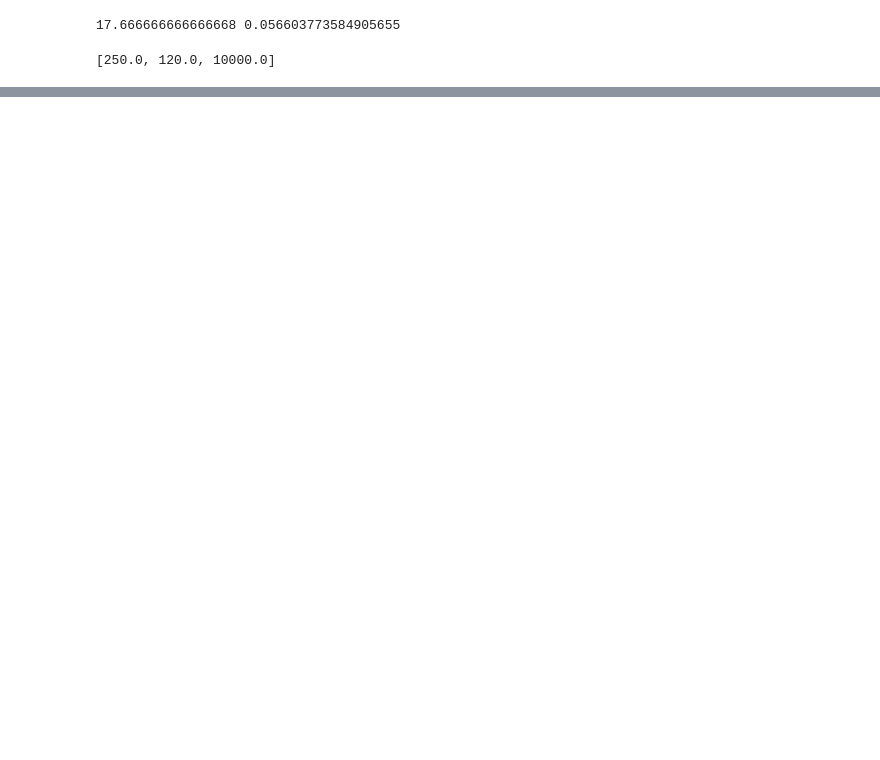
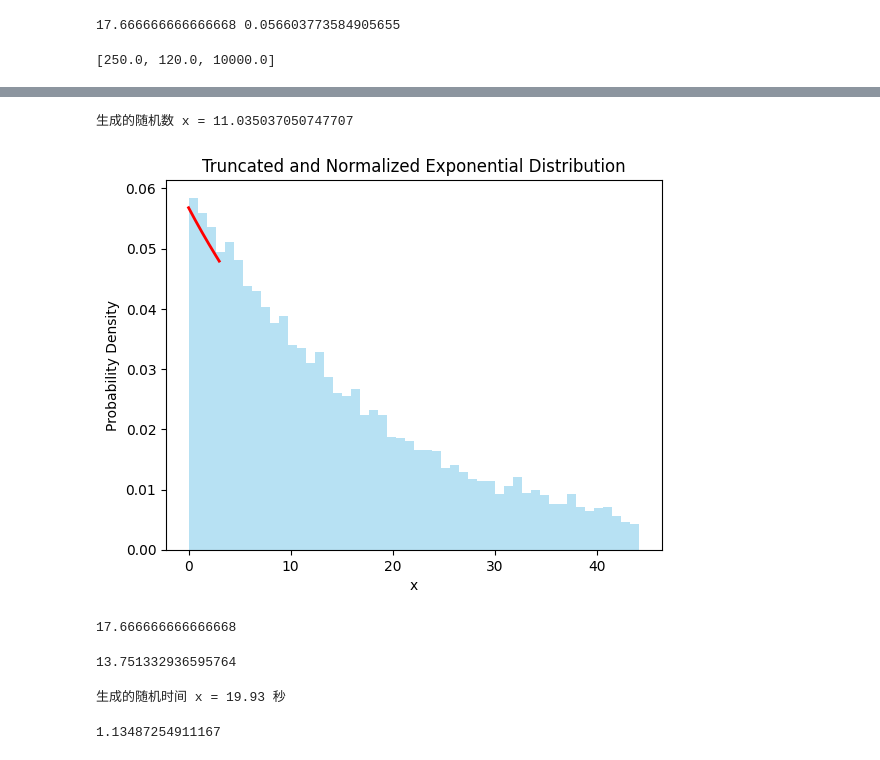
Before and after one commit to futouyiba/StatDemo, a Jupyter notebook: volatility.ipynb, the cells around one changed output, grey strips where cells are left out. Saved outputs shown, nothing was run; the diff lists cells and outputs as text; code cells hidden in the pictures; blank space fills up the shorter version.

```diff
--- a/volatility.ipynb
+++ b/volatility.ipynb
@@ -492,0 +519,79 @@ fishSimulateNTimesICDFWithLifts(100000)
+# %%
+import numpy as np
+
+def generate_truncated_exponential(lambda_param):
+    U = np.random.uniform(0, 1)
+    x = - (1 / lambda_param) * np.log(1 - U * (1 - np.exp(-2.5)))
+    return x
+
+# 设定 λ 参数
+lambda_param = 600/10600  # 您可以根据需要调整 λ 的值
+# lambda_param = 1
+
+# 生成一个随机样本
+sample = generate_truncated_exponential(lambda_param)
+print(f"生成的随机数 x = {sample}")
+
+# 生成多个样本并绘制直方图
+import matplotlib.pyplot as plt
+
+samples = [generate_truncated_exponential(lambda_param) for _ in range(10000)]
+plt.hist(samples, bins=50, density=True, alpha=0.6, color='skyblue')
+
+# 绘制理论概率密度函数
+x_values = np.linspace(0, 3, 10000)
+pdf_values = (lambda_param * np.exp(-lambda_param * x_values)) / (1 - np.exp(-100 * lambda_param))
+plt.plot(x_values, pdf_values, 'r-', lw=2)
+
+plt.xlabel('x')
+plt.ylabel('Probability Density')
+plt.title('Truncated and Normalized Exponential Distribution')
+plt.show()
+# %% [output]
+生成的随机数 x = 11.035037050747707
+[figure, added]
+# %%
+# 求sample的均值
+print(10600/600)
+np.mean(samples)
+# %% [output]
+17.666666666666668
+13.751332936595764
+# %%
+import numpy as np
+
+def generate_adjusted_exponential(lambda_param, a):
+    # 计算 e^{-a}
+    exp_neg_a = np.exp(-a)
+
+    # 计算缩放因子 s
+    numerator = 1 - exp_neg_a
+    denominator = 1 - exp_neg_a * (a + 1)
+    s = np.sqrt(numerator / denominator)
+
+    # 生成均匀随机数 U
+    U = np.random.uniform(0, 1)
+
+    # 计算 x
+    x = - (s / lambda_param) * np.log(1 - U * (1 - exp_neg_a))
+    return x
+
+# 参数设定
+lambda_param = 600/10600  # 根据您的情况
+a = 2.5  # 截断参数
+
+# 生成一个随机样本
+sample = generate_adjusted_exponential(lambda_param, a)
+print(f"生成的随机时间 x = {sample:.2f} 秒")
+# %% [output]
+生成的随机时间 x = 19.93 秒
+# %%
+# 提前计算，当a=2.5时，s的值
+exp_neg_a = np.exp(-2.5)
+
+numerator = 1 - exp_neg_a
+denominator = 1 - exp_neg_a * (2.5 + 1)
+s = np.sqrt(numerator / denominator)
+s
+# %% [output]
+1.13487254911167
```
Also changed, not shown: parts of 13 cells of this notebook, 1 other file.
